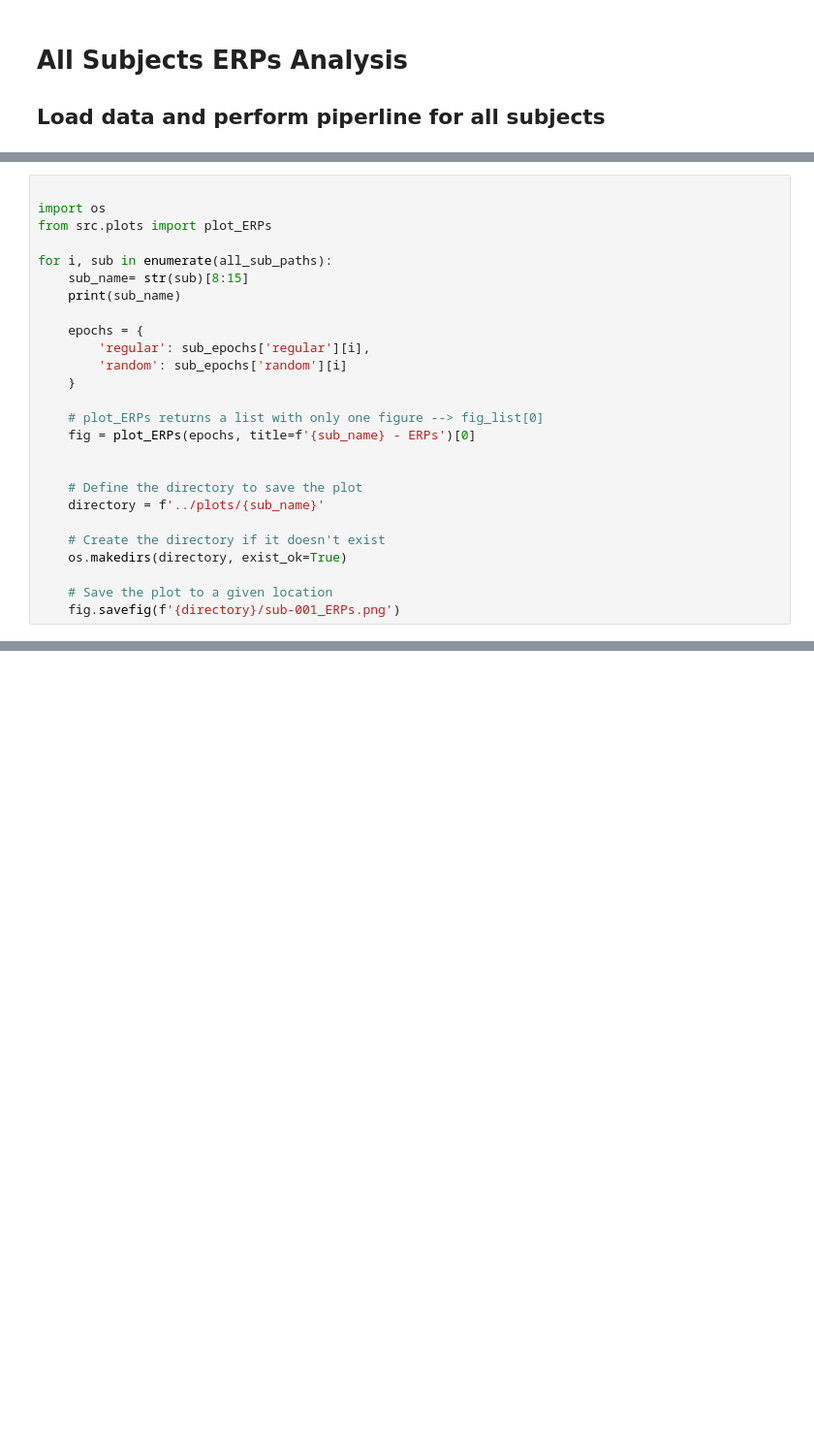
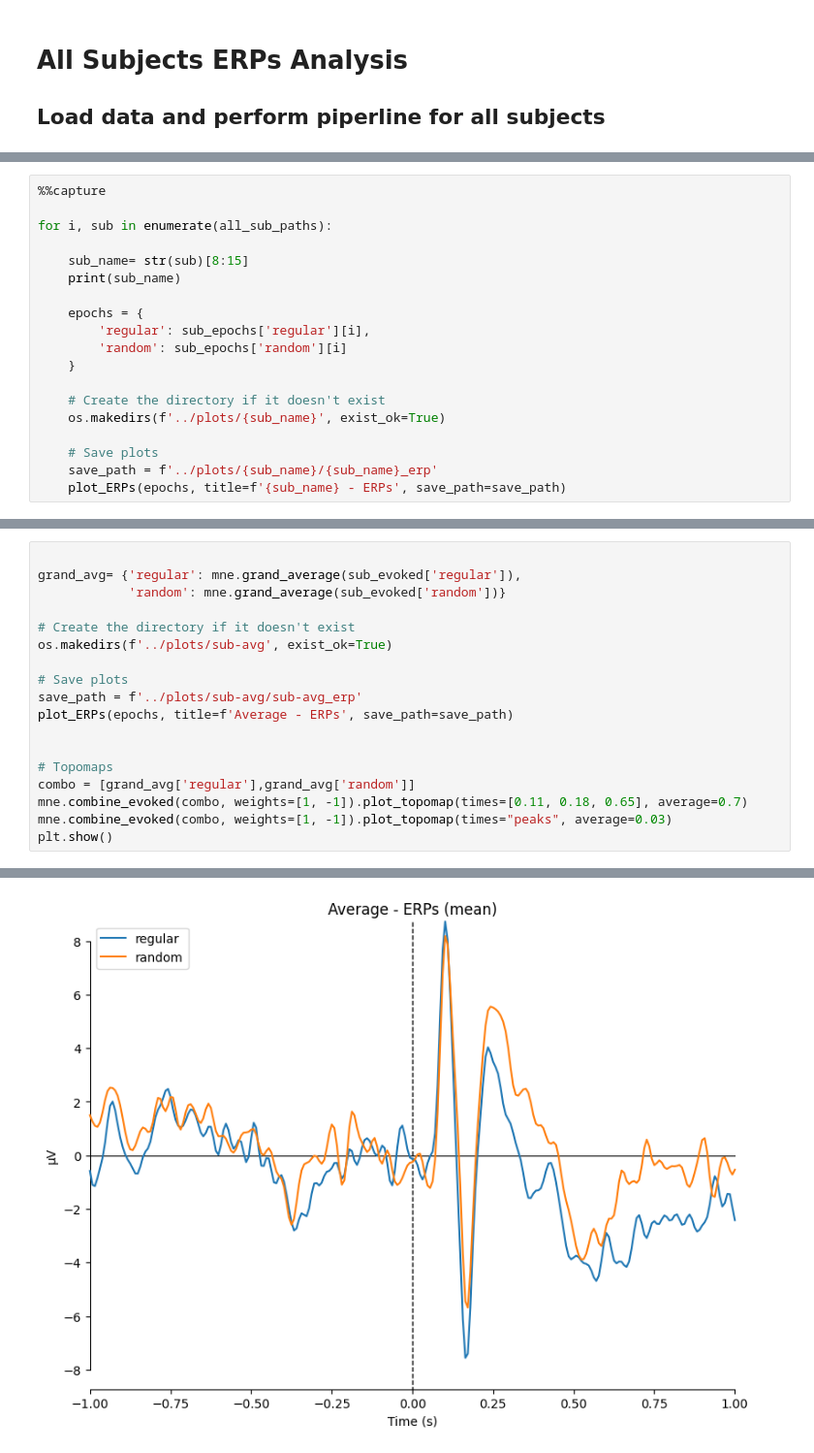
Before and after one commit to albertosaponaro/eeg_penguin, a Jupyter notebook: notebooks/03_Penguin_All-Subjects-ERPs.ipynb, the cells around one changed output, grey strips where cells are left out. Shown: that part at 97% size. Cells and saved outputs as stored; diff of their text form; blank space fills up the shorter version.

Commit message:
Adds TFR analysis for all subjects and ERP grand avg

```diff
--- a/notebooks/03_Penguin_All-Subjects-ERPs.ipynb
+++ b/notebooks/03_Penguin_All-Subjects-ERPs.ipynb
@@ -48,9 +50,8 @@ for sub_path in all_sub_paths:
 # %%
-
-import os
-from src.plots import plot_ERPs
+%%capture
 
 for i, sub in enumerate(all_sub_paths):
+
     sub_name= str(sub)[8:15]
     print(sub_name)
 
@@ -59,15 +60,9 @@ for i, sub in enumerate(all_sub_paths):
         'random': sub_epochs['random'][i]
     }
 
-    # plot_ERPs returns a list with only one figure --> fig_list[0]
-    fig = plot_ERPs(epochs, title=f'{sub_name} - ERPs')[0]
+    # Create the directory if it doesn't exist
+    os.makedirs(f'../plots/{sub_name}', exist_ok=True)
 
-
-    # Define the directory to save the plot
-    directory = f'../plots/{sub_name}'
-
-    # Create the directory if it doesn't exist
-    os.makedirs(directory, exist_ok=True)
-
-    # Save the plot to a given location
-    fig.savefig(f'{directory}/sub-001_ERPs.png')
+    # Save plots
+    save_path = f'../plots/{sub_name}/{sub_name}_erp'
+    plot_ERPs(epochs, title=f'{sub_name} - ERPs', save_path=save_path)
@@ -99,0 +71,19 @@ combining channels using "mean"
+# %%
+
+grand_avg= {'regular': mne.grand_average(sub_evoked['regular']),
+            'random': mne.grand_average(sub_evoked['random'])}
+
+# Create the directory if it doesn't exist
+os.makedirs(f'../plots/sub-avg', exist_ok=True)
+
+# Save plots
+save_path = f'../plots/sub-avg/sub-avg_erp'
+plot_ERPs(epochs, title=f'Average - ERPs', save_path=save_path)
+
+
+# Topomaps
+combo = [grand_avg['regular'],grand_avg['random']]
+mne.combine_evoked(combo, weights=[1, -1]).plot_topomap(times=[0.11, 0.18, 0.65], average=0.7)
+mne.combine_evoked(combo, weights=[1, -1]).plot_topomap(times="peaks", average=0.03)
+plt.show()
+# %% [output]
@@ -99,0 +94 @@ combining channels using "mean"
+[figure, added]
```
Also changed, not shown: parts of 5 cells of this notebook, 55 other files.
